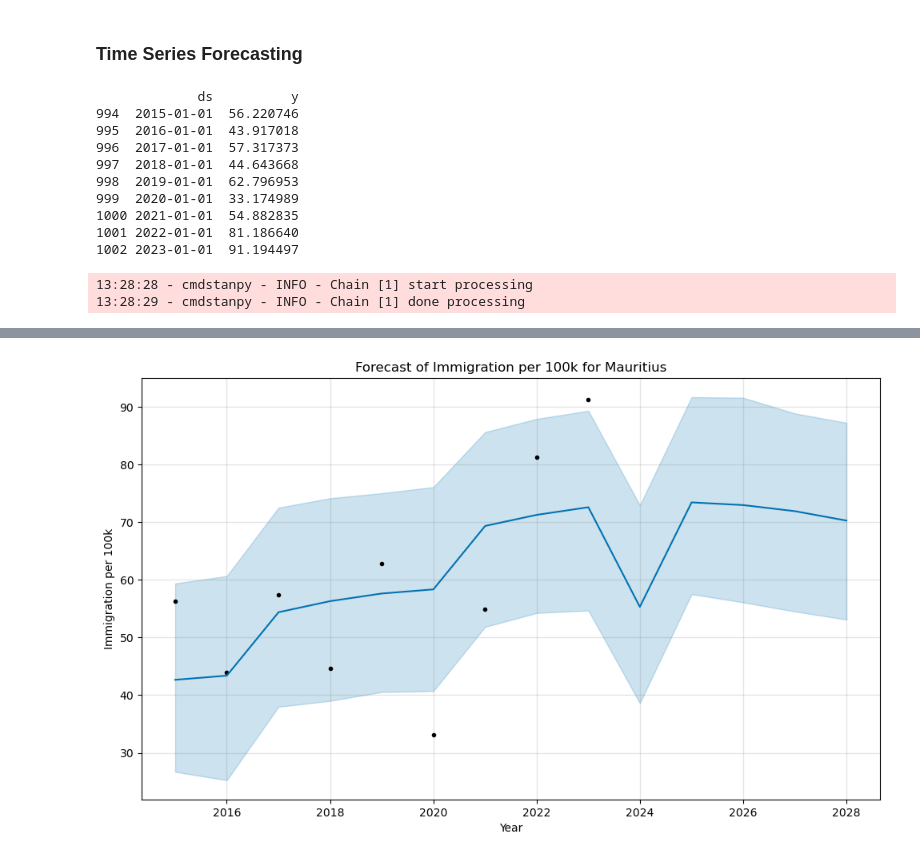
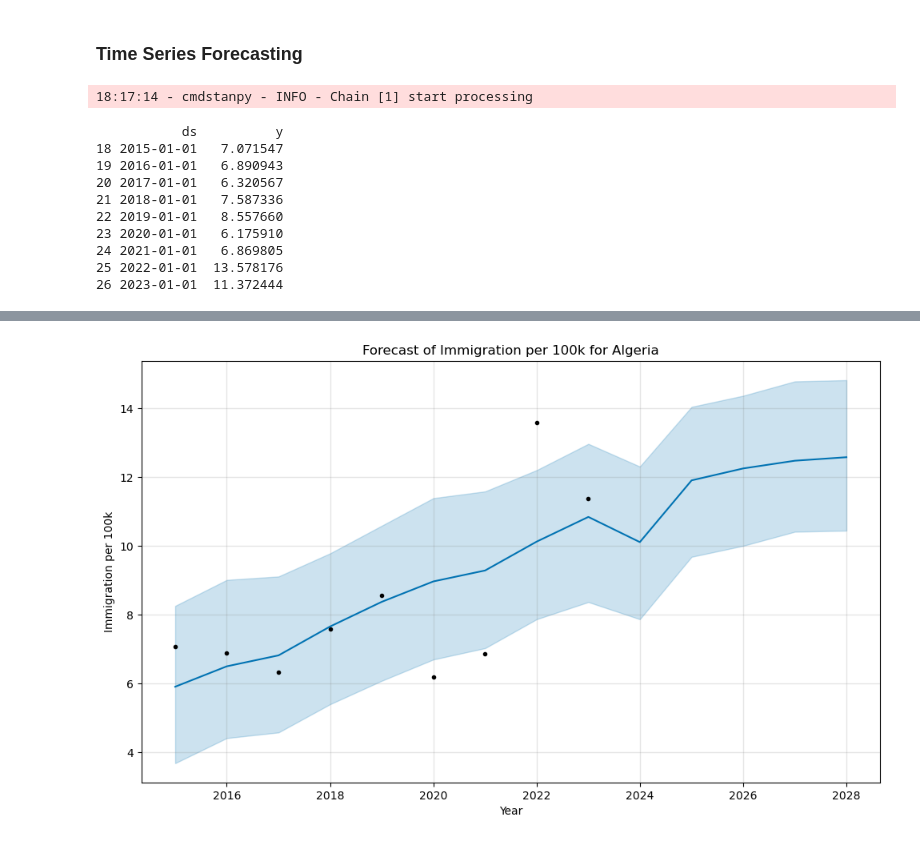
Before and after one commit to nazimben25/Project4_Group4_Immigration_to_canada, a Jupyter notebook: ML_analysis_Supervised_learning.ipynb, the cells around one changed output, grey strips where cells are left out. Cells and saved outputs as stored; diff of their text form; code cells hidden in the pictures.

```diff
--- a/ML_analysis_Supervised_learning.ipynb
+++ b/ML_analysis_Supervised_learning.ipynb
@@ -388,7 +366,7 @@ Thus, in this instance, the default XGBoost model outperformed the tuned version
 ### Time Series Forecasting
 # %%
 # Choose a country to forecast (e.g., "Afghanistan")
-country_name = "Mauritius"
+country_name = "Algeria"
 
 # Filter the data for the chosen country and sort by year
 df_country = df[df['country'] == country_name].copy()
@@ -423,15 +401,14 @@ plt.show()
 #fig2 = model.plot_components(forecast)
 #plt.show()
 # %% [output]
-             ds          y
-994  2015-01-01  56.220746
-995  2016-01-01  43.917018
-996  2017-01-01  57.317373
-997  2018-01-01  44.643668
-998  2019-01-01  62.796953
-999  2020-01-01  33.174989
-1000 2021-01-01  54.882835
-1001 2022-01-01  81.186640
-1002 2023-01-01  91.194497
+18:17:14 - cmdstanpy - INFO - Chain [1] start processing
-13:28:28 - cmdstanpy - INFO - Chain [1] start processing
-13:28:29 - cmdstanpy - INFO - Chain [1] done processing
+           ds          y
+18 2015-01-01   7.071547
+19 2016-01-01   6.890943
+20 2017-01-01   6.320567
+21 2018-01-01   7.587336
+22 2019-01-01   8.557660
+23 2020-01-01   6.175910
+24 2021-01-01   6.869805
+25 2022-01-01  13.578176
+26 2023-01-01  11.372444
@@ -438 +416 @@ plt.show()
-[figure, old version]
+[figure, new version]
```
Also changed, not shown: parts of 7 cells of this notebook, 19 other files.
